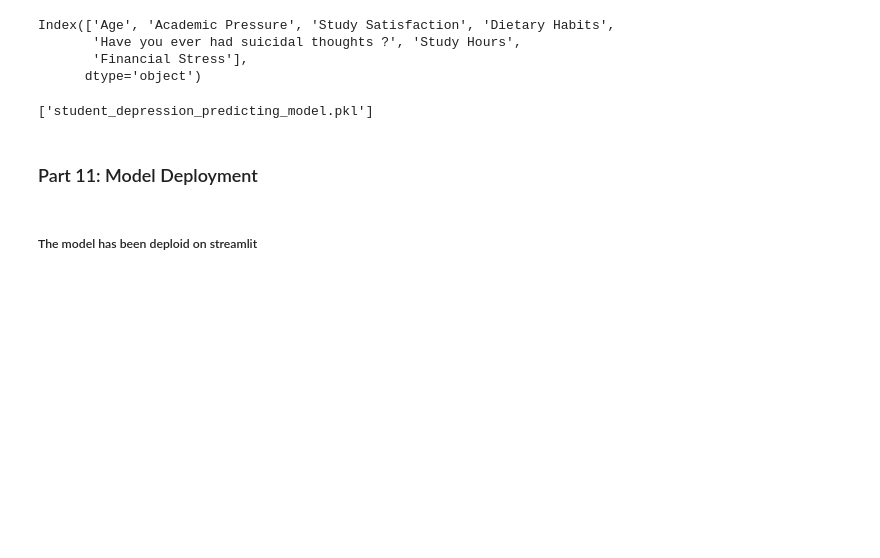
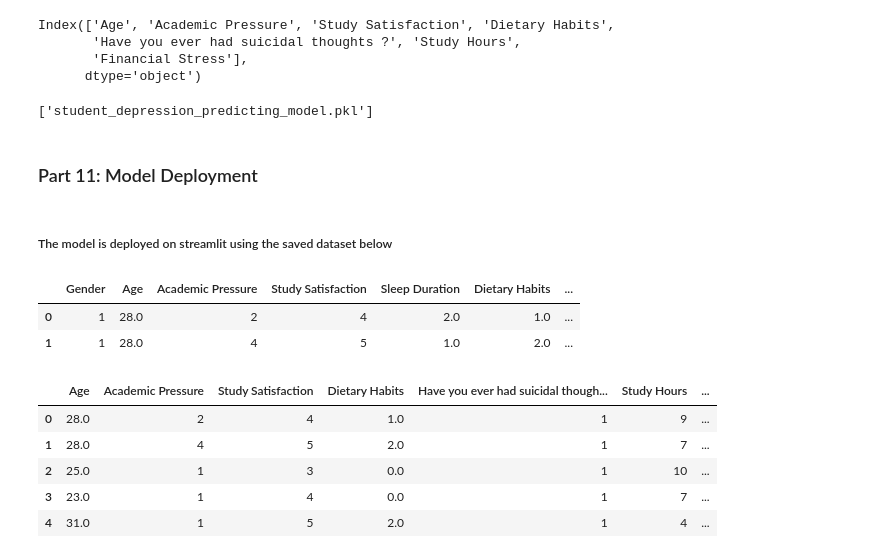
Before and after one commit to mourriey/ADS-Data_Science_Project, a Jupyter notebook: Data_Science_Project.ipynb, the cells around one changed output. Cells and saved outputs as stored; diff of their text form; code cells hidden in the pictures; blank space fills up the shorter version.

```diff
--- a/Data_Science_Project.ipynb
+++ b/Data_Science_Project.ipynb
@@ -676,4 +674,22 @@ joblib.dump(best_model, "student_depression_predicting_model.pkl")
 # %% [markdown]
 ### Part 11: Model Deployment
 # %% [markdown]
-##### The model has been deploid on streamlit
+##### The model is deployed on streamlit using the saved dataset below
+# %%
+#This is the same as the cleaned and encoded original dataset
+df.head(2)
+# %% [output]
+|  | Gender | Age | Academic Pressure | Study Satisfaction | Sleep Duration | Dietary Habits | ... |
+| 0 | 1 | 28.0 | 2 | 4 | 2.0 | 1.0 | ... |
+| 1 | 1 | 28.0 | 4 | 5 | 1.0 | 2.0 | ... |
+# %%
+#Removing unnecessary columns to leave only the columns that were selected as selected features using RFE in the steps above
+df.drop(columns=['Gender', 'Sleep Duration', 'Family History of Mental Illness'], inplace=True)
+df.head()
+# %% [output]
+|  | Age | Academic Pressure | Study Satisfaction | Dietary Habits | Have you ever had suicidal though... | Study Hours | ... |
+| 0 | 28.0 | 2 | 4 | 1.0 | 1 | 9 | ... |
+| 1 | 28.0 | 4 | 5 | 2.0 | 1 | 7 | ... |
+| 2 | 25.0 | 1 | 3 | 0.0 | 1 | 10 | ... |
+| 3 | 23.0 | 1 | 4 | 0.0 | 1 | 7 | ... |
+| 4 | 31.0 | 1 | 5 | 2.0 | 1 | 4 | ... |
```
Also changed, not shown: parts of 3 cells of this notebook, 1 other file.
